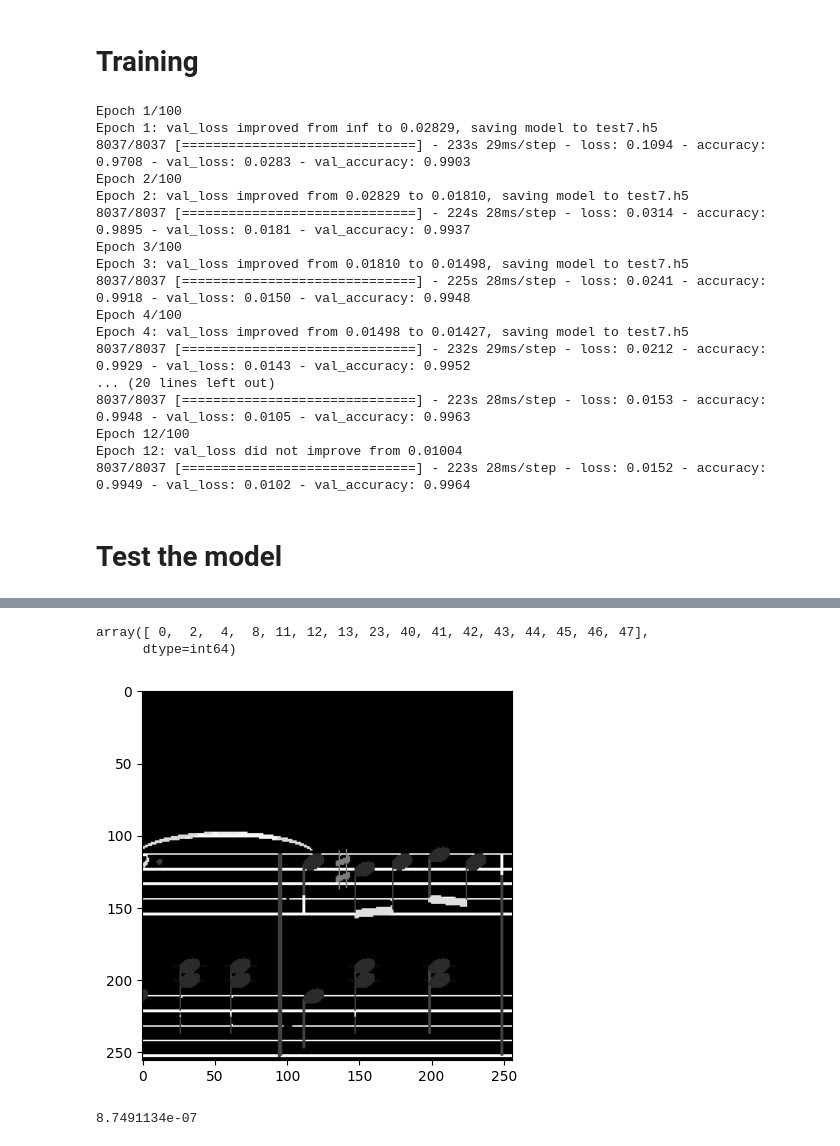
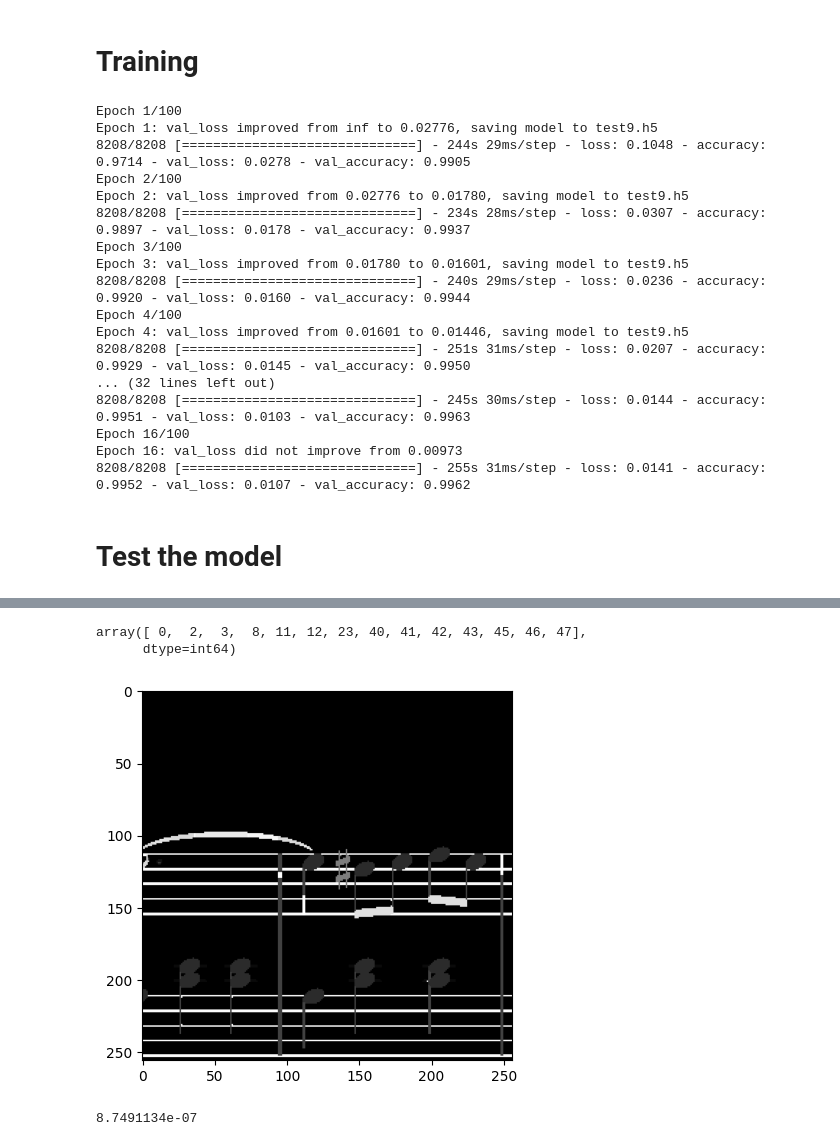
Before and after one commit to nudopnu/omr-unet, a Jupyter notebook: 04_train.ipynb, the cells around one changed output, grey strips where cells are left out. Drawn from its saved outputs; the diff is of its cells as text; code cells hidden in the pictures.

```diff
--- a/04_train.ipynb
+++ b/04_train.ipynb
@@ -162,11 +165,15 @@ x.shape, y.shape, y.dtype, x.dtype, train_x[:n_train][0]
 # %% [markdown]
 # Training
 # %%
-MODEL_FILENAME = "test7.h5"
+import json
+
+MODEL_FILENAME = "test9.h5"
 # 4 only ideal, many iterations
 # 5 augmented
 # 6 augmented but not resized
 # 7 augmented resized, but with no noise
+# 8 correct augmented dataset
+# 9 fixed architecture
 
 callbacks = [
     tf.keras.callbacks.EarlyStopping(patience=3),
@@ -187,28 +194,34 @@ history = model.fit(
     epochs=EPOCHS,
     callbacks=callbacks,
 )
+
+# save history as json for further evaluation
+history_filename = '{}_history.json'.format(MODEL_FILENAME)
+history_filepath = os.path.join("histories", history_filename)
+with open(history_filepath, 'w') as history_json_file:
+    json.dump(history.history, history_json_file)
 # %% [output]
 Epoch 1/100
-Epoch 1: val_loss improved from inf to 0.02829, saving model to test7.h5
-8037/8037 [==============================] - 233s 29ms/step - loss: 0.1094 - accuracy: 0.9708 - val_loss: 0.0283 - val_accuracy: 0.9903
+Epoch 1: val_loss improved from inf to 0.02776, saving model to test9.h5
+8208/8208 [==============================] - 244s 29ms/step - loss: 0.1048 - accuracy: 0.9714 - val_loss: 0.0278 - val_accuracy: 0.9905
 Epoch 2/100
-Epoch 2: val_loss improved from 0.02829 to 0.01810, saving model to test7.h5
-8037/8037 [==============================] - 224s 28ms/step - loss: 0.0314 - accuracy: 0.9895 - val_loss: 0.0181 - val_accuracy: 0.9937
+Epoch 2: val_loss improved from 0.02776 to 0.01780, saving model to test9.h5
+8208/8208 [==============================] - 234s 28ms/step - loss: 0.0307 - accuracy: 0.9897 - val_loss: 0.0178 - val_accuracy: 0.9937
 Epoch 3/100
-Epoch 3: val_loss improved from 0.01810 to 0.01498, saving model to test7.h5
-8037/8037 [==============================] - 225s 28ms/step - loss: 0.0241 - accuracy: 0.9918 - val_loss: 0.0150 - val_accuracy: 0.9948
+Epoch 3: val_loss improved from 0.01780 to 0.01601, saving model to test9.h5
+8208/8208 [==============================] - 240s 29ms/step - loss: 0.0236 - accuracy: 0.9920 - val_loss: 0.0160 - val_accuracy: 0.9944
 Epoch 4/100
-Epoch 4: val_loss improved from 0.01498 to 0.01427, saving model to test7.h5
-8037/8037 [==============================] - 232s 29ms/step - loss: 0.0212 - accuracy: 0.9929 - val_loss: 0.0143 - val_accuracy: 0.9952
-... (20 lines left out)
-8037/8037 [==============================] - 223s 28ms/step - loss: 0.0153 - accuracy: 0.9948 - val_loss: 0.0105 - val_accuracy: 0.9963
-Epoch 12/100
-Epoch 12: val_loss did not improve from 0.01004
-8037/8037 [==============================] - 223s 28ms/step - loss: 0.0152 - accuracy: 0.9949 - val_loss: 0.0102 - val_accuracy: 0.9964
+Epoch 4: val_loss improved from 0.01601 to 0.01446, saving model to test9.h5
+8208/8208 [==============================] - 251s 31ms/step - loss: 0.0207 - accuracy: 0.9929 - val_loss: 0.0145 - val_accuracy: 0.9950
+... (32 lines left out)
+8208/8208 [==============================] - 245s 30ms/step - loss: 0.0144 - accuracy: 0.9951 - val_loss: 0.0103 - val_accuracy: 0.9963
+Epoch 16/100
+Epoch 16: val_loss did not improve from 0.00973
+8208/8208 [==============================] - 255s 31ms/step - loss: 0.0141 - accuracy: 0.9952 - val_loss: 0.0107 - val_accuracy: 0.9962
 # %% [markdown]
 # Test the model
 # %%
-model = tf.keras.models.load_model('test7.h5')
+model = tf.keras.models.load_model('test9.h5')
 
 img = cv2.imread("../../datasets/samples/sample_001.png", cv2.IMREAD_GRAYSCALE)
 img = np.array((img - np.mean(img)) / np.std(img)).astype(np.uint8)
@@ -225,6 +238,6 @@ np.unique(np.argmax(pred, axis=2))
-array([ 0,  2,  4,  8, 11, 12, 13, 23, 40, 41, 42, 43, 44, 45, 46, 47],
+array([ 0,  2,  3,  8, 11, 12, 23, 40, 41, 42, 43, 45, 46, 47],
       dtype=int64)
-[figure, old version]
+[figure, new version]
 # %%
 res = 255 - cv2.cvtColor(img[x:x+256, y:y+256, None], cv2.COLOR_GRAY2RGB)
 
```
Also changed, not shown: parts of 10 cells of this notebook, 5 other files.
